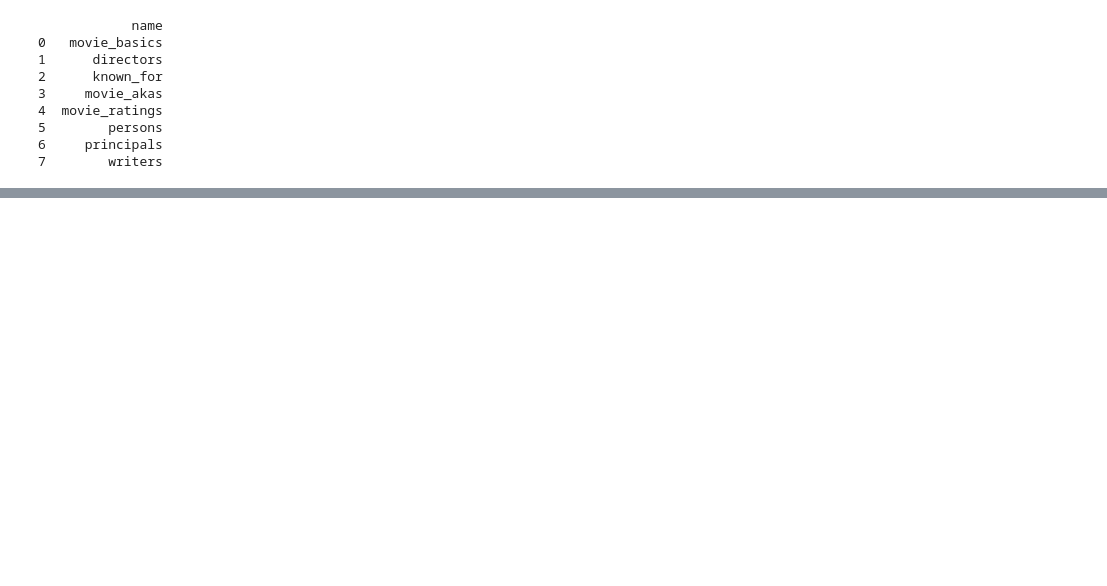
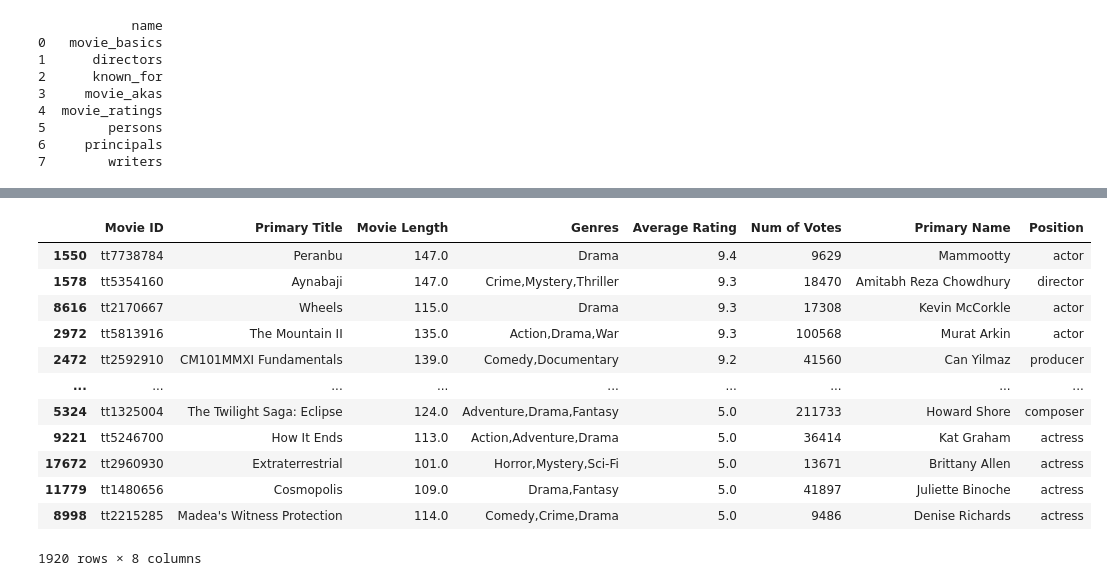
Before and after one commit to falloutb1tch/Movie_Project, a Jupyter notebook: Notebooks/Yiyi_Working_Notebook.ipynb, the cells around one changed output, grey strips where cells are left out. Drawn from its saved outputs; the diff is of its cells as text; code cells hidden in the pictures; blank space fills up the shorter version.

```diff
--- a/Notebooks/Yiyi_Working_Notebook.ipynb
+++ b/Notebooks/Yiyi_Working_Notebook.ipynb
@@ -84,0 +392,17 @@ print(tables)
+# %%
+num_of_votes_filter = ordered_df[(ordered_df['Num of Votes'] >= 7500) & (ordered_df['Average Rating'] >= 5.0)]
+num_of_votes_filter
+# %% [output]
+|  | Movie ID | Primary Title | Movie Length | Genres | Average Rating | Num of Votes | Primary Name | Position |
+| 1550 | tt7738784 | Peranbu | 147.0 | Drama | 9.4 | 9629 | Mammootty | actor |
+| 1578 | tt5354160 | Aynabaji | 147.0 | Crime,Mystery,Thriller | 9.3 | 18470 | Amitabh Reza Chowdhury | director |
+| 8616 | tt2170667 | Wheels | 115.0 | Drama | 9.3 | 17308 | Kevin McCorkle | actor |
+| 2972 | tt5813916 | The Mountain II | 135.0 | Action,Drama,War | 9.3 | 100568 | Murat Arkin | actor |
+| 2472 | tt2592910 | CM101MMXI Fundamentals | 139.0 | Comedy,Documentary | 9.2 | 41560 | Can Yilmaz | producer |
+| ... | ... | ... | ... | ... | ... | ... | ... | ... |
+| 5324 | tt1325004 | The Twilight Saga: Eclipse | 124.0 | Adventure,Drama,Fantasy | 5.0 | 211733 | Howard Shore | composer |
+| 9221 | tt5246700 | How It Ends | 113.0 | Action,Adventure,Drama | 5.0 | 36414 | Kat Graham | actress |
+| 17672 | tt2960930 | Extraterrestrial | 101.0 | Horror,Mystery,Sci-Fi | 5.0 | 13671 | Brittany Allen | actress |
+| 11779 | tt1480656 | Cosmopolis | 109.0 | Drama,Fantasy | 5.0 | 41897 | Juliette Binoche | actress |
+| 8998 | tt2215285 | Madea's Witness Protection | 114.0 | Comedy,Crime,Drama | 5.0 | 9486 | Denise Richards | actress |
+1920 rows × 8 columns
```
Also changed, not shown: parts of 31 cells of this notebook.
